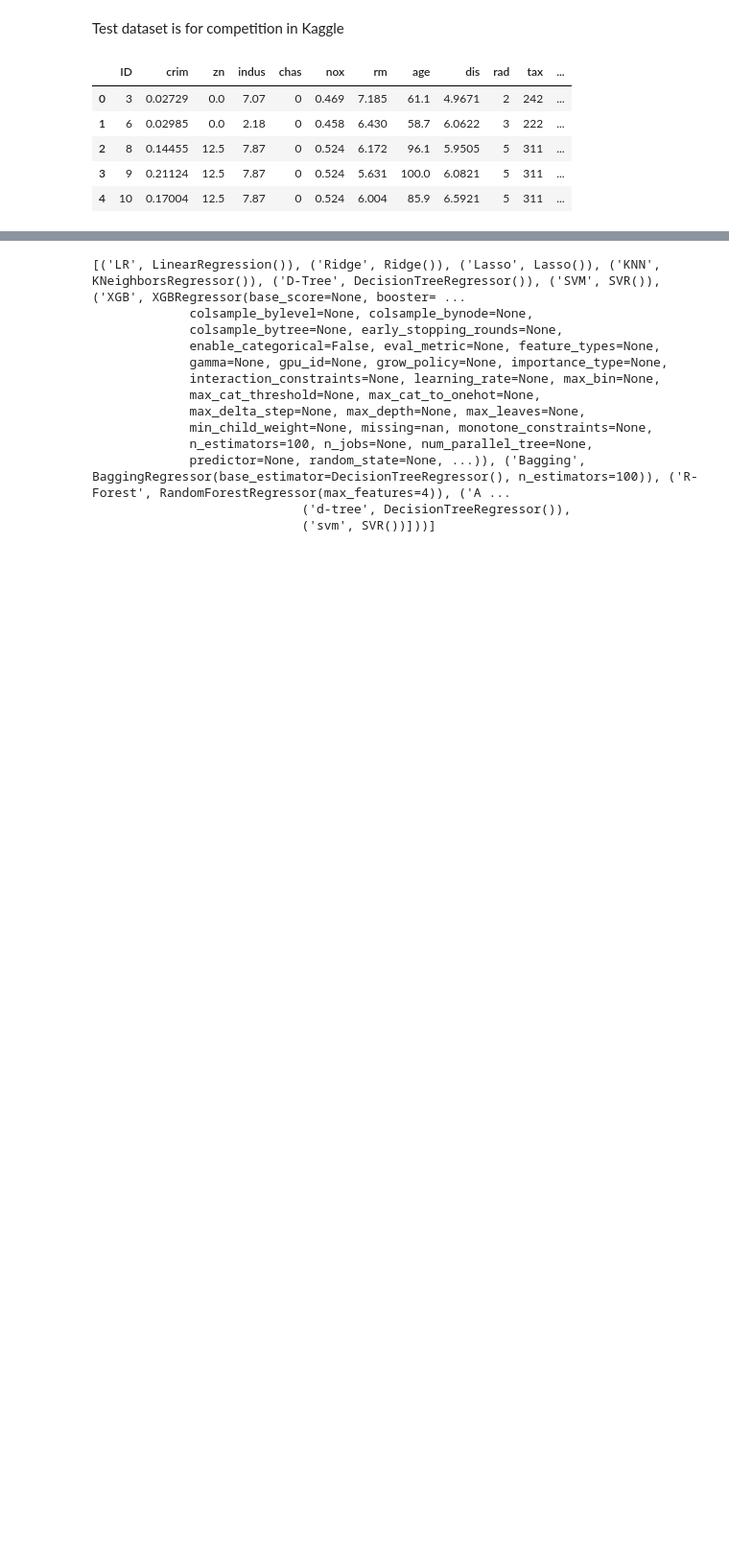
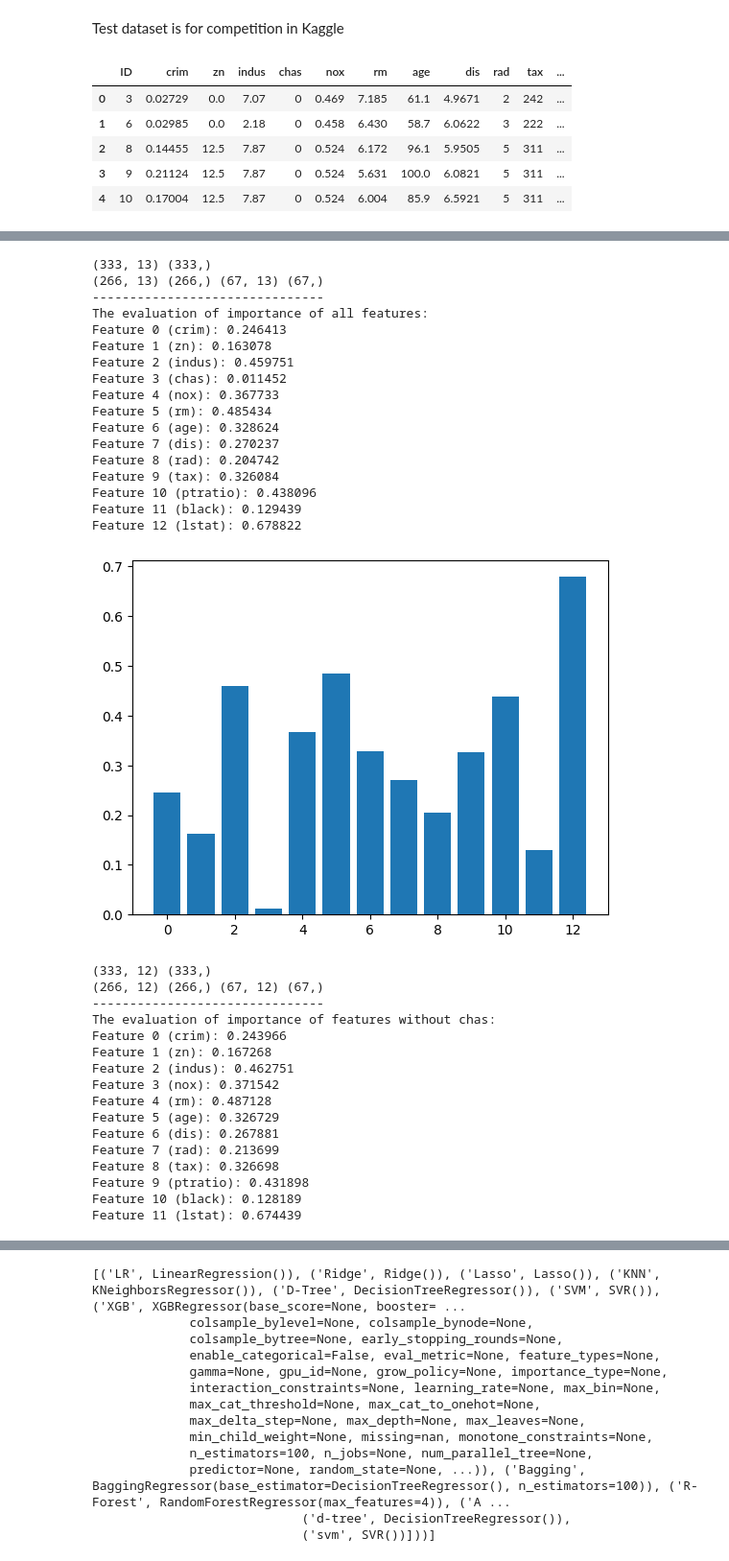
Before and after one commit to leticia-chen/MVP, a Jupyter notebook: Boston_Housing/Boston_Housing.ipynb, the cells around one changed output, grey strips where cells are left out. Shown at 96% size. Drawn from its saved outputs; the diff is of its cells as text; code cells hidden in the pictures; blank space fills up the shorter version.

```diff
--- a/Boston_Housing/Boston_Housing.ipynb
+++ b/Boston_Housing/Boston_Housing.ipynb
@@ -124,0 +194,16 @@ y = array[:, 14]
+# %%
+# feature selection
+def select_features(x_train, y_train, x_val):
+  # configure to select all features
+  fs = SelectKBest(score_func=mutual_info_regression, k='all')
+
+  # learn relationship from training data
+  fs.fit(x_train, y_train)
+
+  # transform train input data
+  x_train_fs = fs.transform(x_train)
+
+  # transform test input data
+  x_val_fs = fs.transform(x_val)
+
+  return x_train_fs, x_val_fs, fs
@@ -137,0 +217,64 @@ x_train_nor = normalizer.fit_transform(x_train)
+# %%
+datas = [(train_data, feature_names), (new_train, features_no_chas)]
+# %%
+test_size = 0.2
+seed = 7
+for data in datas:
+  array = data[0].values
+  x = array[:, 0:data[0].shape[1]-1]
+  y = array[:, data[0].shape[1]-1]
+  print(x.shape, y.shape)
+
+  x_train, x_val, y_train, y_val = train_test_split(x, y, test_size=0.2, shuffle=True, random_state=seed)
+  print(x_train.shape, y_train.shape, x_val.shape, y_val.shape)
+
+  # feature selection
+  x_train_fs, x_val_fs, fs = select_features(x_train, y_train, x_val)
+
+# what are scores for the features
+  print('-------------------------------')
+  if np.array_equal(data[1], feature_names):
+      print('\033[1mThe evaluation of importance of all features:\033[0m')
+  else:
+      print('\033[1mThe evaluation of importance of features without chas:\033[0m')
+  for i in range(len(fs.scores_)):
+    print('Feature %d (%s): %f' % (i, data[1][i], fs.scores_[i]))
+
+# plot the scores
+  plt.bar([i for i in range(len(fs.scores_))], fs.scores_)
+  plt.show()
+# %% [output]
+(333, 13) (333,)
+(266, 13) (266,) (67, 13) (67,)
+-------------------------------
+The evaluation of importance of all features:
+Feature 0 (crim): 0.246413
+Feature 1 (zn): 0.163078
+Feature 2 (indus): 0.459751
+Feature 3 (chas): 0.011452
+Feature 4 (nox): 0.367733
+Feature 5 (rm): 0.485434
+Feature 6 (age): 0.328624
+Feature 7 (dis): 0.270237
+Feature 8 (rad): 0.204742
+Feature 9 (tax): 0.326084
+Feature 10 (ptratio): 0.438096
+Feature 11 (black): 0.129439
+Feature 12 (lstat): 0.678822
+[figure, added]
+(333, 12) (333,)
+(266, 12) (266,) (67, 12) (67,)
+-------------------------------
+The evaluation of importance of features without chas:
+Feature 0 (crim): 0.243966
+Feature 1 (zn): 0.167268
+Feature 2 (indus): 0.462751
+Feature 3 (nox): 0.371542
+Feature 4 (rm): 0.487128
+Feature 5 (age): 0.326729
+Feature 6 (dis): 0.267881
+Feature 7 (rad): 0.213699
+Feature 8 (tax): 0.326698
+Feature 9 (ptratio): 0.431898
+Feature 10 (black): 0.128189
+Feature 11 (lstat): 0.674439
```
Also changed, not shown: parts of 55 cells of this notebook.
